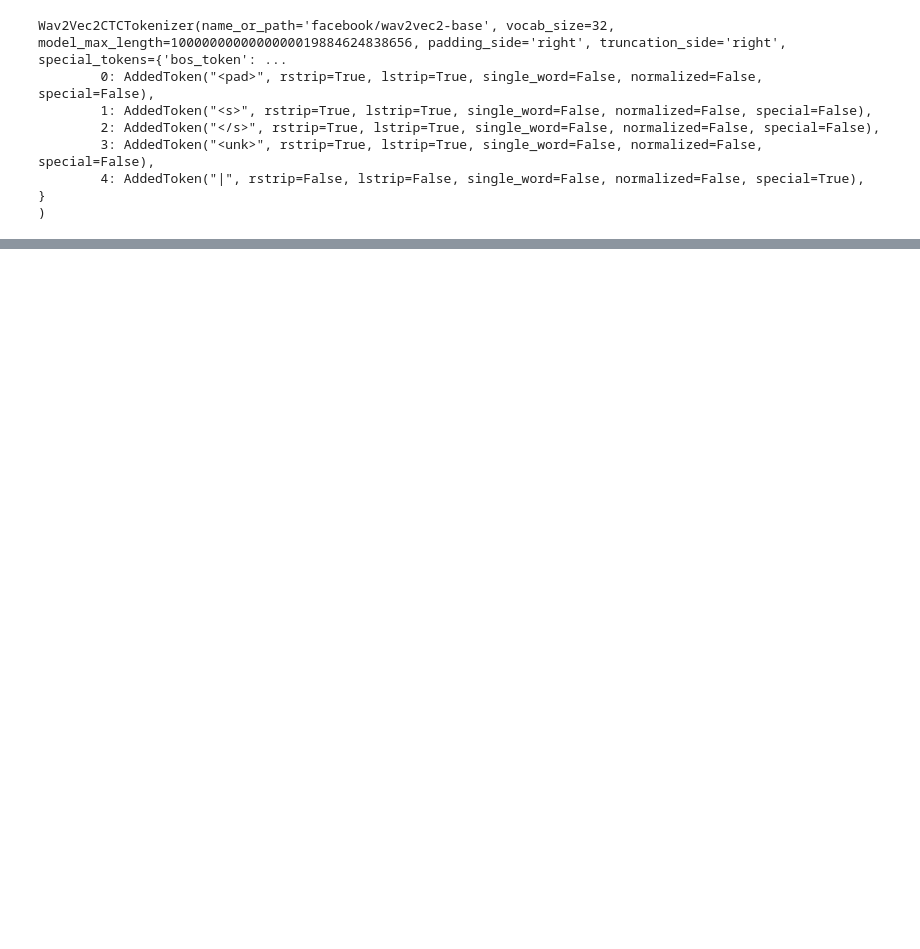
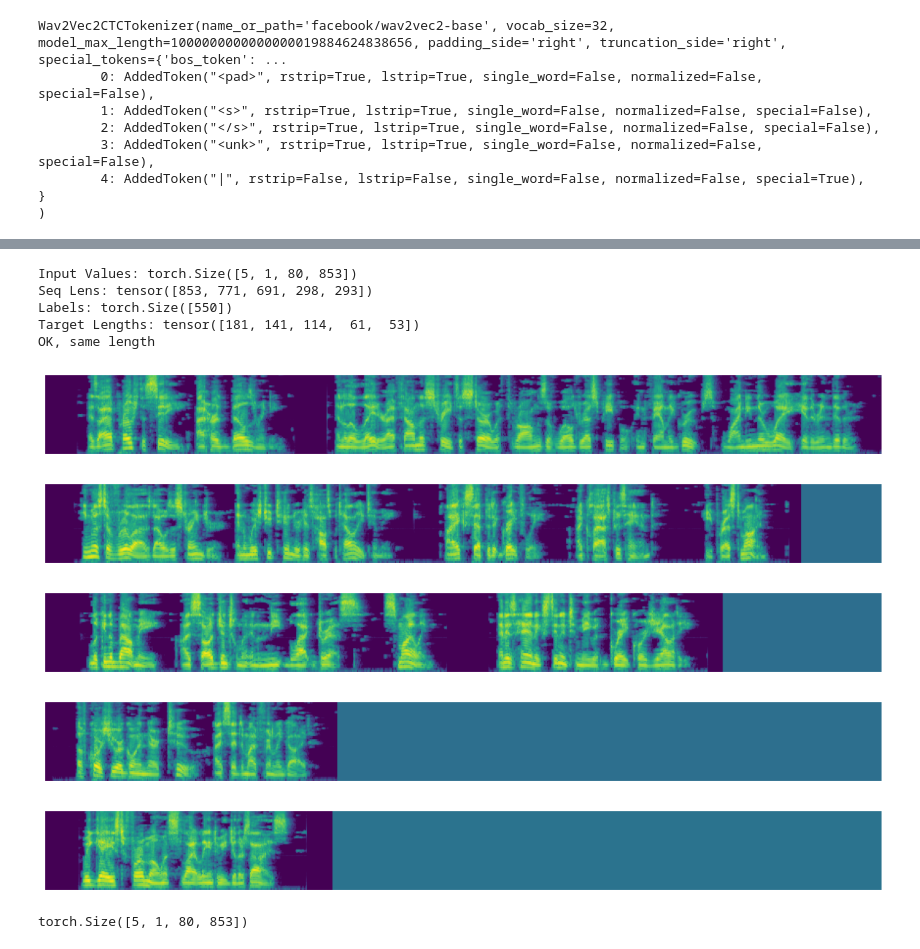
Before and after one commit to huyendt1610/speech-to-text, a Jupyter notebook: libri_data_set.ipynb, the cells around one changed output, grey strips where cells are left out. Drawn from its saved outputs; the diff is of its cells as text; code cells hidden in the pictures; blank space fills up the shorter version.

```diff
--- a/libri_data_set.ipynb
+++ b/libri_data_set.ipynb
@@ -84,2 +222,71 @@ data = LibrispeechDataset("C:/Users/HuyenDT/Downloads/LibriSpeech")
 # %%
-os.listdir("C:/Users/HuyenDT/Downloads/LibriSpeech")
+def collate_fun(batch): # combine multiple samples into batchs
+    #print(batch[0]["input_values"].shape)  # time steps of each audio is 853
+    #print(batch[1]["input_values"].shape)  # each has diff length
+
+    batch = sorted(batch, key = lambda x: x["input_values"].shape[0], reverse=True)
+    # print(batch[0]["input_values"].shape)  # after sort
+    # print(batch[1]["input_values"].shape)
+
+
+    batch_mels = [sample["input_values"] for sample in batch]
+    batch_transcripts = [sample["labels"] for sample in batch]
+
+    seq_lens = torch.tensor([b.shape[0] for b in batch_mels], dtype=torch.long)
+
+    spectrograms = torch.nn.utils.rnn.pad_sequence(batch_mels, batch_first=True, padding_value=0)
+    # print(spectrograms.shape) # [5, 853, 80]: batch_size, seq length, hidden size
+
+    spectrograms = spectrograms.unsqueeze(1) # add 1 more dimension after the first dimension, unsqueeze(0): at the beginning, unsqueeze(-1): at the end
+    # print(spectrograms.shape) # [5, 1, 853, 80]
+
+    spectrograms = spectrograms.transpose(-1, -2) # switch the position of 2 last dimensions
+
+    target_lengths = torch.tensor([len(t) for t in batch_transcripts], dtype=torch.long)
+    packed_transcripts = torch.cat(batch_transcripts)
+
+    # print(target_lengths)
+    # print(packed_transcripts)
+    batch = {
+        "input_values": spectrograms,
+        "seq_lens": seq_lens,
+        "labels": packed_transcripts,
+        "target_lengths": target_lengths
+    }
+
+    return batch
+
+# test collate func
+loader = DataLoader(dataset=dataset, batch_size=5, collate_fn=collate_fun)
+batch = next(iter(loader))
+
+print("Input Values:", batch["input_values"].shape)
+print("Seq Lens:", batch["seq_lens"]) # the
+print("Labels:", batch["labels"].shape) # concat all labels together
+print("Target Lengths:", batch["target_lengths"]) # how many labels are for first, second... samples
+
+# as required by CTC loss, sum of the target lengths must equal the length127th of the flattened lables
+if batch["target_lengths"].sum() == len(batch["labels"]):
+    print("OK, same length")
+
+for s in batch["input_values"]:
+    plt.figure(figsize=(15, 5))
+    plt.imshow(s.squeeze()) # remove batch dim when decode a sample
+    plt.axis("off")
+    plt.gca().invert_yaxis() # gca: Get Current Axes
+    plt.show()
+# %% [output]
+Input Values: torch.Size([5, 1, 80, 853])
+Seq Lens: tensor([853, 771, 691, 298, 293])
+Labels: torch.Size([550])
+Target Lengths: tensor([181, 141, 114,  61,  53])
+OK, same length
+[figure, added]
+[figure, added]
+[figure, added]
+[figure, added]
+[figure, added]
+# %%
+batch["input_values"].shape
+# %% [output]
+torch.Size([5, 1, 80, 853])
```
Also changed, not shown: parts of 20 cells of this notebook, 4 other files.
